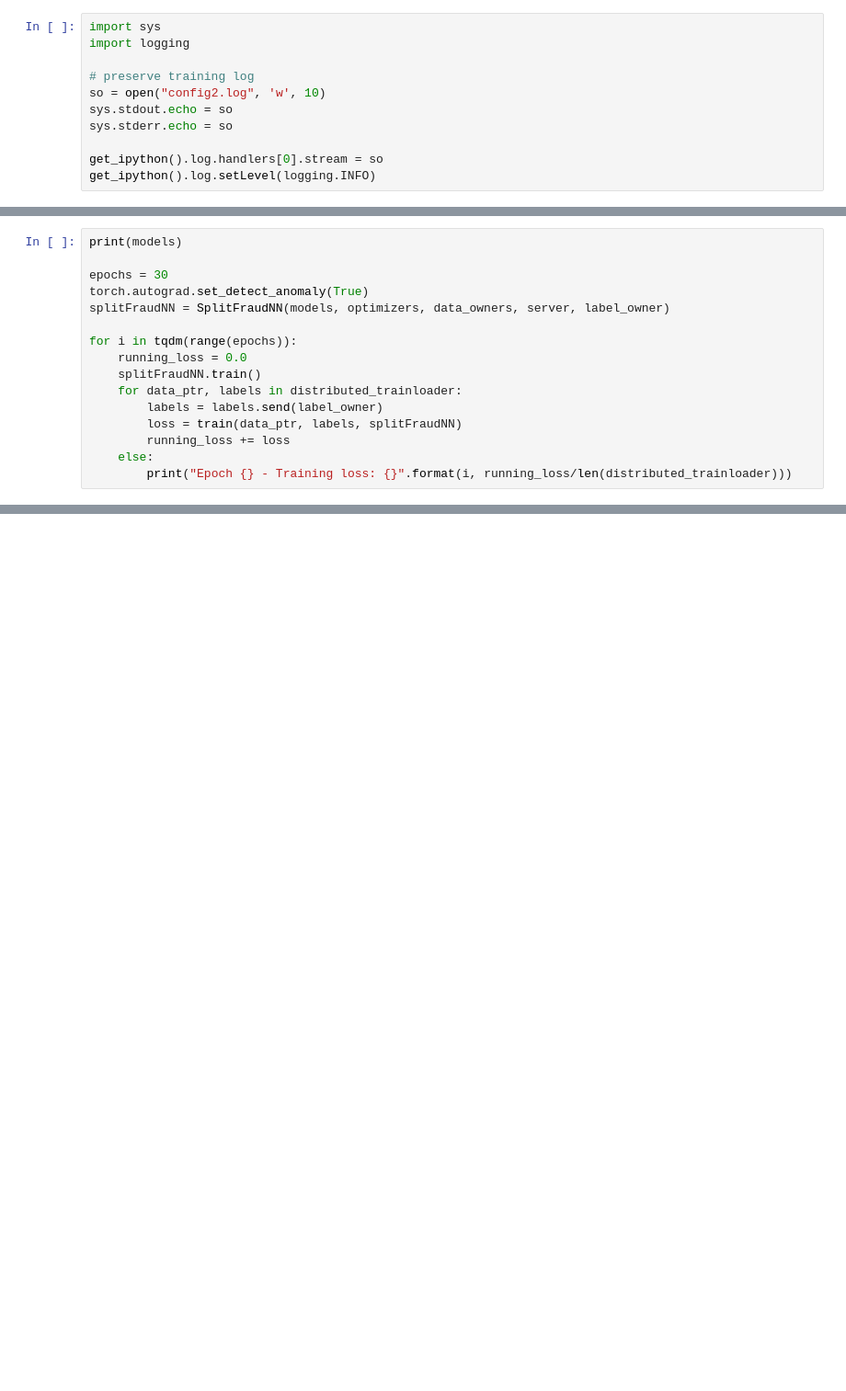
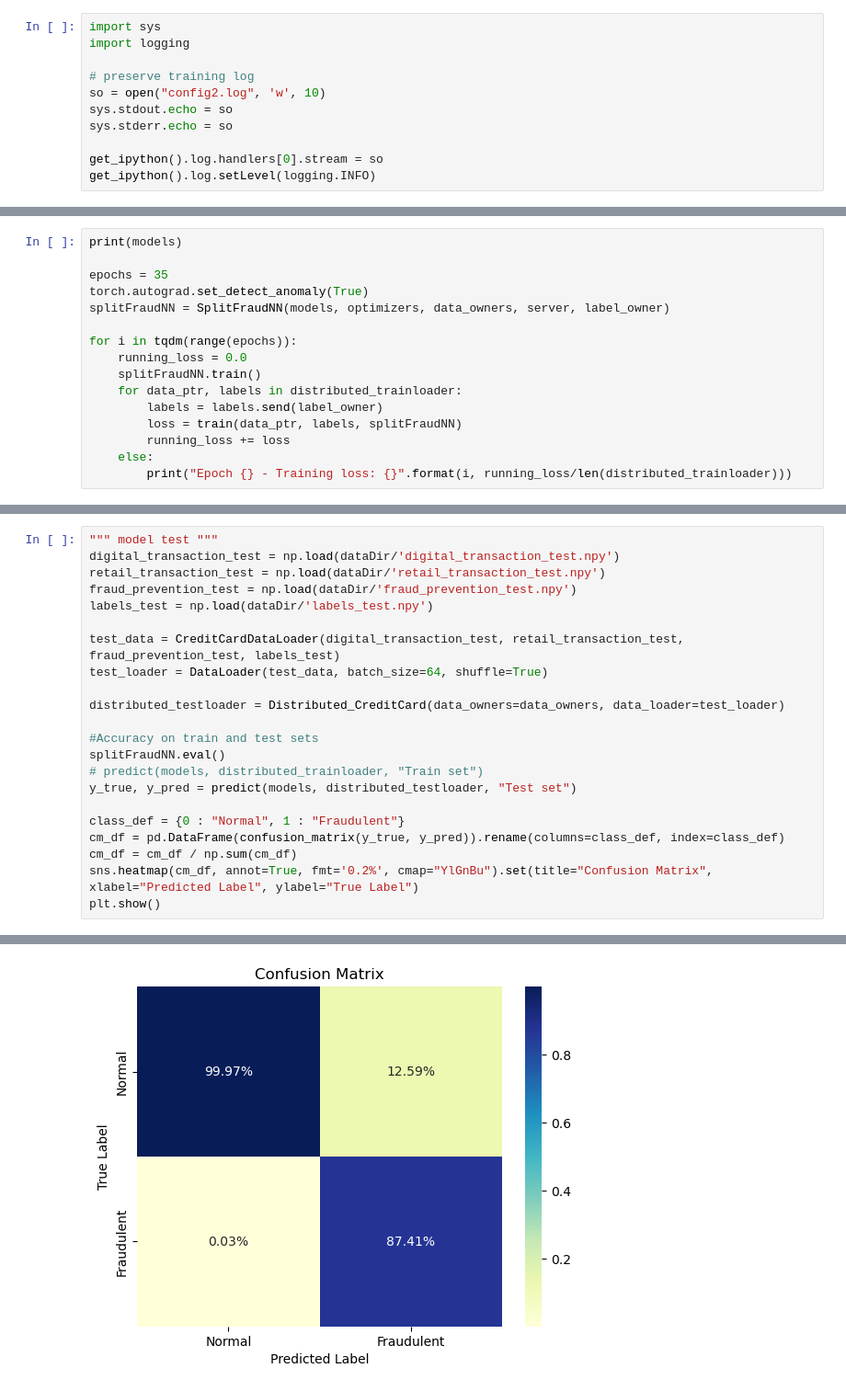
Before and after one commit to Haoyuan-L/Fed_DataMesh, a Jupyter notebook: Split_FraudNN/Configuration_without_label_sharing/Split_FraudNN_without_label_sharing.ipynb, the cells around one changed output, grey strips where cells are left out. Shown at 92% size. Saved outputs shown, nothing was run; the diff lists cells and outputs as text; blank space fills up the shorter version.

```diff
--- a/Split_FraudNN/Configuration_without_label_sharing/Split_FraudNN_without_label_sharing.ipynb
+++ b/Split_FraudNN/Configuration_without_label_sharing/Split_FraudNN_without_label_sharing.ipynb
@@ -313,7 +207,7 @@ WARNING:root:Torch was already hooked... skipping hooking process
 # %%
 print(models)
 
-epochs = 30
+epochs = 35
 torch.autograd.set_detect_anomaly(True)
 splitFraudNN = SplitFraudNN(models, optimizers, data_owners, server, label_owner)
 
@@ -346,0 +289,23 @@ for i in tqdm(range(epochs)):
+# %%
+""" model test """
+digital_transaction_test = np.load(dataDir/'digital_transaction_test.npy')
+retail_transaction_test = np.load(dataDir/'retail_transaction_test.npy')
+fraud_prevention_test = np.load(dataDir/'fraud_prevention_test.npy')
+labels_test = np.load(dataDir/'labels_test.npy')
+
+test_data = CreditCardDataLoader(digital_transaction_test, retail_transaction_test, fraud_prevention_test, labels_test)
+test_loader = DataLoader(test_data, batch_size=64, shuffle=True)
+
+distributed_testloader = Distributed_CreditCard(data_owners=data_owners, data_loader=test_loader)
+
+#Accuracy on train and test sets
+splitFraudNN.eval()
+# predict(models, distributed_trainloader, "Train set")
+y_true, y_pred = predict(models, distributed_testloader, "Test set")
+
+class_def = {0 : "Normal", 1 : "Fraudulent"}
+cm_df = pd.DataFrame(confusion_matrix(y_true, y_pred)).rename(columns=class_def, index=class_def)
+cm_df = cm_df / np.sum(cm_df)
+sns.heatmap(cm_df, annot=True, fmt='0.2%', cmap="YlGnBu").set(title="Confusion Matrix", xlabel="Predicted Label", ylabel="True Label")
+plt.show()
+# %% [output]
@@ -346,0 +323 @@ for i in tqdm(range(epochs)):
+[figure, added]
```
Also changed, not shown: parts of 12 cells of this notebook, 1 other file.
